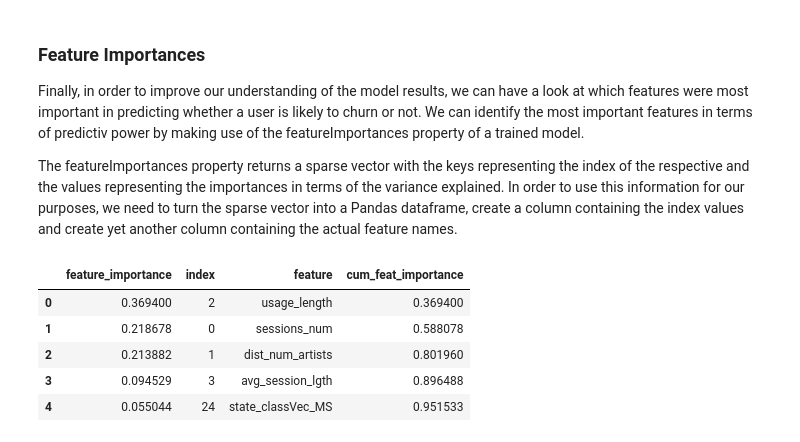
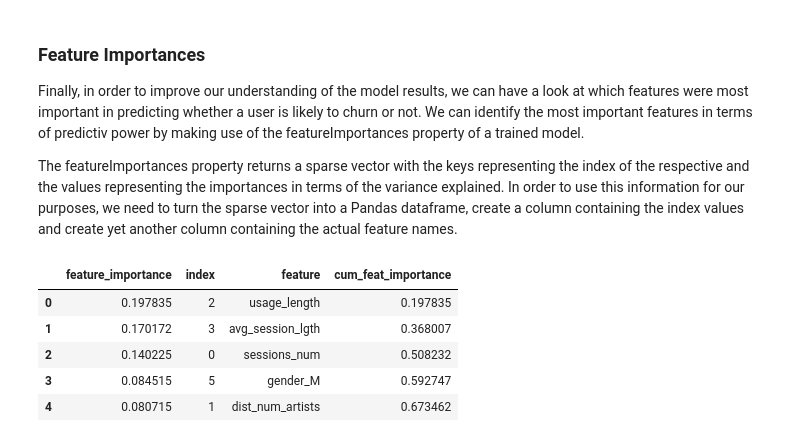
Before and after one commit to hendrik-sill/DSND-Sparkify-Capstone-Project, a Jupyter notebook: Sparkify.ipynb, the cells around one changed output. Saved outputs shown, nothing was run; the diff lists cells and outputs as text; code cells hidden in the pictures.

```diff
--- a/Sparkify.ipynb
+++ b/Sparkify.ipynb
@@ -913,36 +913,38 @@ The featureImportances property returns a sparse vector with the keys representi
 # %%
 # Turn sparse vector of featureImportances property of best model into a pandas dataframe using approach described at
 # https://stackoverflow.com/questions/49736117/sparse-vector-to-dataframe-in-pyspark
-feature_importances_df = pd.DataFrame(cvModel.bestModel.featureImportances.toArray())
+feature_importances_df = pd.DataFrame(gbt_model.featureImportances.toArray())
 feature_importances_df['index'] = feature_importances_df.index
 # Rename column containing feature importances
 feature_importances_df = feature_importances_df.rename(columns = {0:'feature_importance'})
 feature_importances_df = feature_importances_df.sort_values(by = 'feature_importance', ascending = False)
 # Reset the index of the feature_importances dataframe
 feature_importances_df = feature_importances_df.reset_index(drop = True)
 # Using approach found at
 # https://stackoverflow.com/questions/45024192/pyspark-randomforest-feature-importance-how-to-get-column-names-from-the-column
 # obtain a dictionary with names for feature importances
 features_df = pd.DataFrame(train.schema["features"].metadata["ml_attr"]
 ["attrs"]["binary"]+train.schema["features"].metadata["ml_attr"]["attrs"]["numeric"]).sort_values("idx")
 # adjust names of numerical features using replace and a dictionary
 numerical_feat_dict = {'num_features_scaled_0':numerical_cols[0],'num_features_scaled_1':numerical_cols[1],
                       'num_features_scaled_2':numerical_cols[2], 'num_features_scaled_3':numerical_cols[3],
                       'num_features_scaled_4':numerical_cols[4]}
 features_df['name'] = features_df['name'].replace(numerical_feat_dict)
+# Remove classVec in categorical feature names
+features_df['name'] = features_df['name'].str.replace('classVec_','')
 feature_dict = dict(zip(features_df["idx"],features_df["name"]))
 # Use this dictionary to add a column containing the feature names
 feature_importances_df['feature'] = feature_importances_df['index'].replace(feature_dict)
 # Add column with cumulative sum of feature importances to be used in plot
 feature_importances_df['cum_feat_importance'] = feature_importances_df['feature_importance'].cumsum()
 feature_importances_df.head()
 # %% [output]
 |  | feature_importance | index | feature | cum_feat_importance |
-| 0 | 0.369400 | 2 | usage_length | 0.369400 |
-| 1 | 0.218678 | 0 | sessions_num | 0.588078 |
-| 2 | 0.213882 | 1 | dist_num_artists | 0.801960 |
-| 3 | 0.094529 | 3 | avg_session_lgth | 0.896488 |
-| 4 | 0.055044 | 24 | state_classVec_MS | 0.951533 |
+| 0 | 0.197835 | 2 | usage_length | 0.197835 |
+| 1 | 0.170172 | 3 | avg_session_lgth | 0.368007 |
+| 2 | 0.140225 | 0 | sessions_num | 0.508232 |
+| 3 | 0.084515 | 5 | gender_M | 0.592747 |
+| 4 | 0.080715 | 1 | dist_num_artists | 0.673462 |
 # %%
 # Plot 10 most important features by adopting approach from ML Charity Project Udacity Data Scientist Nanodegree First Term
 fig = plt.figure(figsize = (15,10))
```
Also changed, not shown: parts of 5 cells of this notebook.
